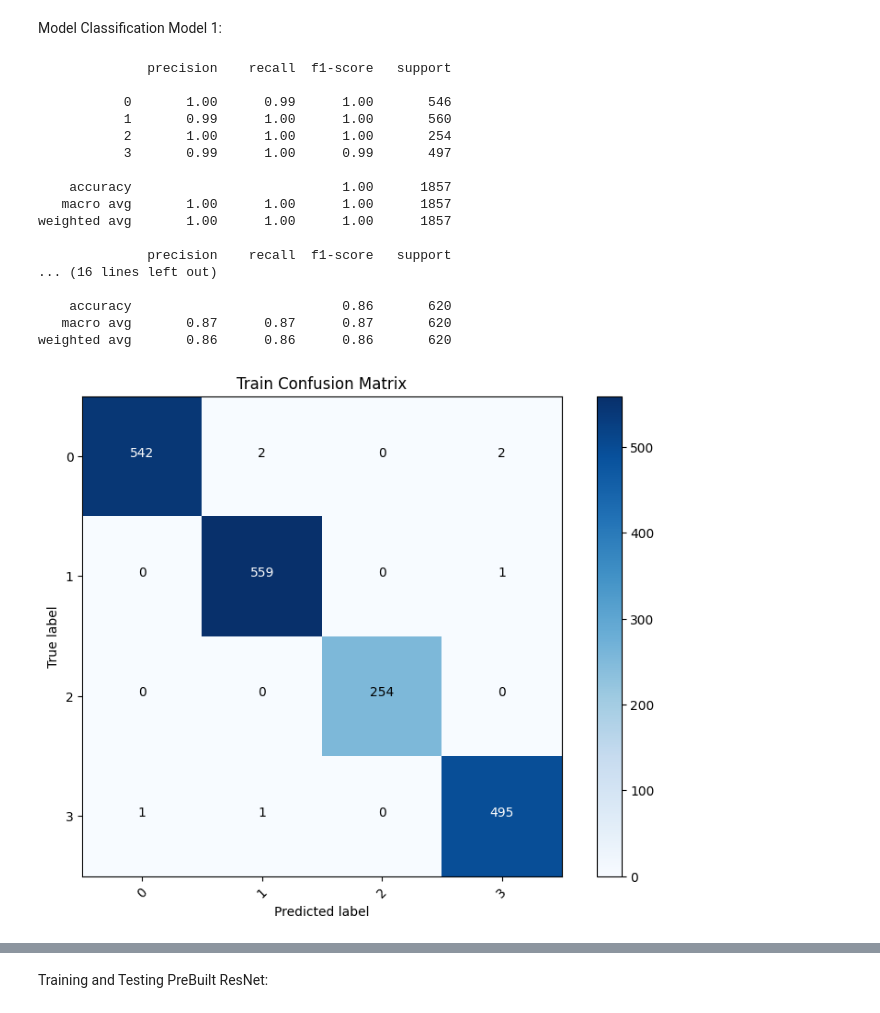
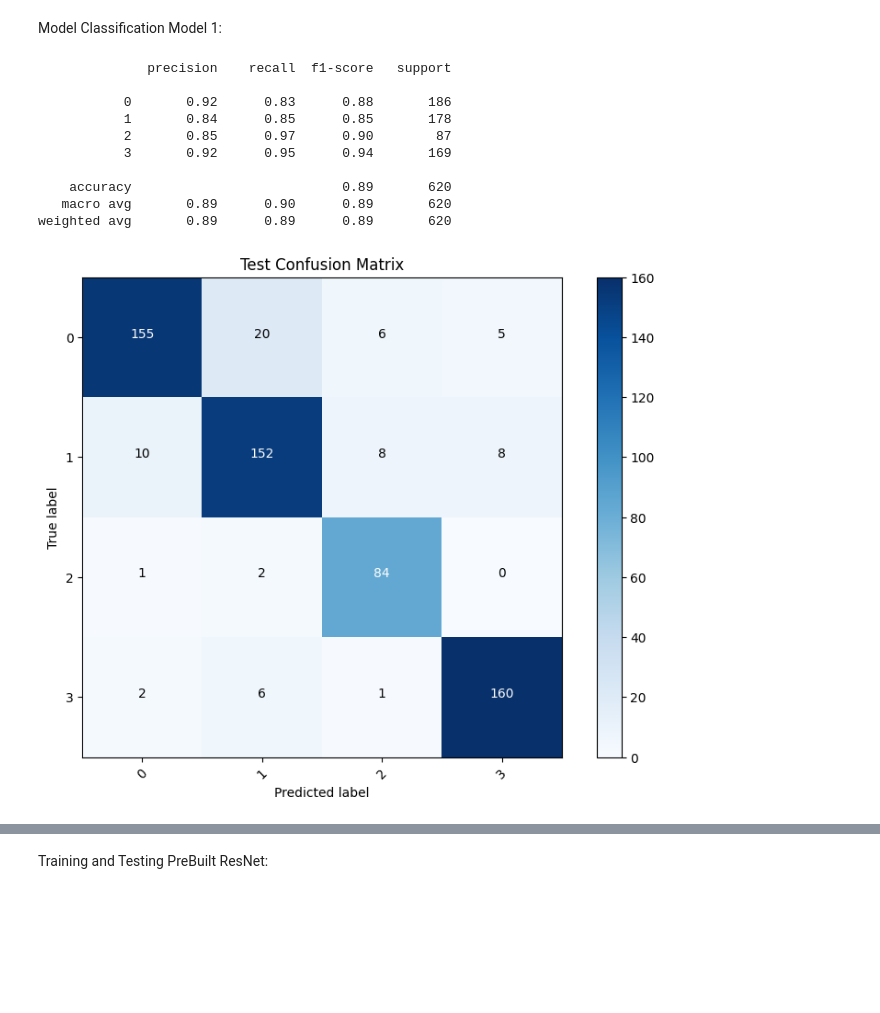
Before and after one commit to Obrin24/DeepLearning_Final_Project, a Jupyter notebook: ML_notebooks/ResNet.ipynb, the cells around one changed output, grey strips where cells are left out. Drawn from its saved outputs; the diff is of its cells as text; code cells hidden in the pictures; blank space fills up the shorter version.

```diff
--- a/ML_notebooks/ResNet.ipynb
+++ b/ML_notebooks/ResNet.ipynb
@@ -141,34 +141,27 @@ Model Classification Model 1:
 # %%
 confusion_train = confusion_matrix(train_labels, train_preds)
 confusion_val = confusion_matrix(val_labels, val_preds)
 confusion_test = confusion_matrix(test_labels, test_preds)
 
-print(classification_report(train_labels, train_preds))
-print(classification_report(val_labels, val_preds))
+# print(classification_report(train_labels, train_preds))
+# print(classification_report(val_labels, val_preds))
 print(classification_report(test_labels, test_preds))
 
 class_names = [str(i) for i in range(NUM_CLASSES)]  # Update with your class names
-plot_confusion_matrix(confusion_train, class_names, title='Train Confusion Matrix')
-plot_confusion_matrix(confusion_val, class_names, title='Validation Confusion Matrix')
+# plot_confusion_matrix(confusion_train, class_names, title='Train Confusion Matrix')
+# plot_confusion_matrix(confusion_val, class_names, title='Validation Confusion Matrix')
 plot_confusion_matrix(confusion_test, class_names, title='Test Confusion Matrix')
 
 plt.show()
 # %% [output]
               precision    recall  f1-score   support
 
-           0       1.00      0.99      1.00       546
-           1       0.99      1.00      1.00       560
-           2       1.00      1.00      1.00       254
-           3       0.99      1.00      0.99       497
+           0       0.92      0.83      0.88       186
+           1       0.84      0.85      0.85       178
+           2       0.85      0.97      0.90        87
+           3       0.92      0.95      0.94       169
 
-    accuracy                           1.00      1857
-   macro avg       1.00      1.00      1.00      1857
-weighted avg       1.00      1.00      1.00      1857
-
-              precision    recall  f1-score   support
-... (16 lines left out)
-
-    accuracy                           0.86       620
-   macro avg       0.87      0.87      0.87       620
-weighted avg       0.86      0.86      0.86       620
+    accuracy                           0.89       620
+   macro avg       0.89      0.90      0.89       620
+weighted avg       0.89      0.89      0.89       620
-[figure, old version]
+[figure, new version]
```
Also changed, not shown: parts of 10 cells of this notebook, 1 other file.
